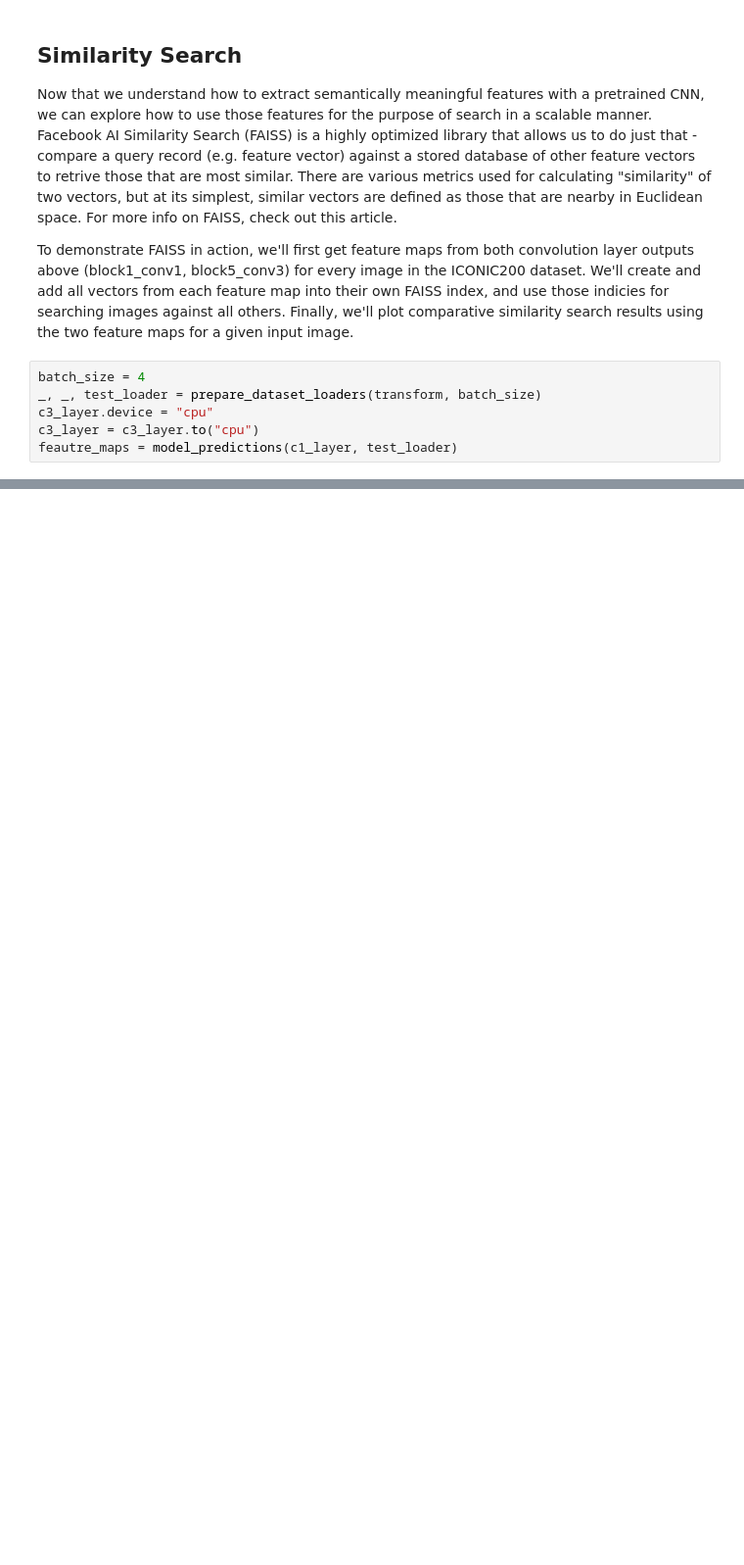
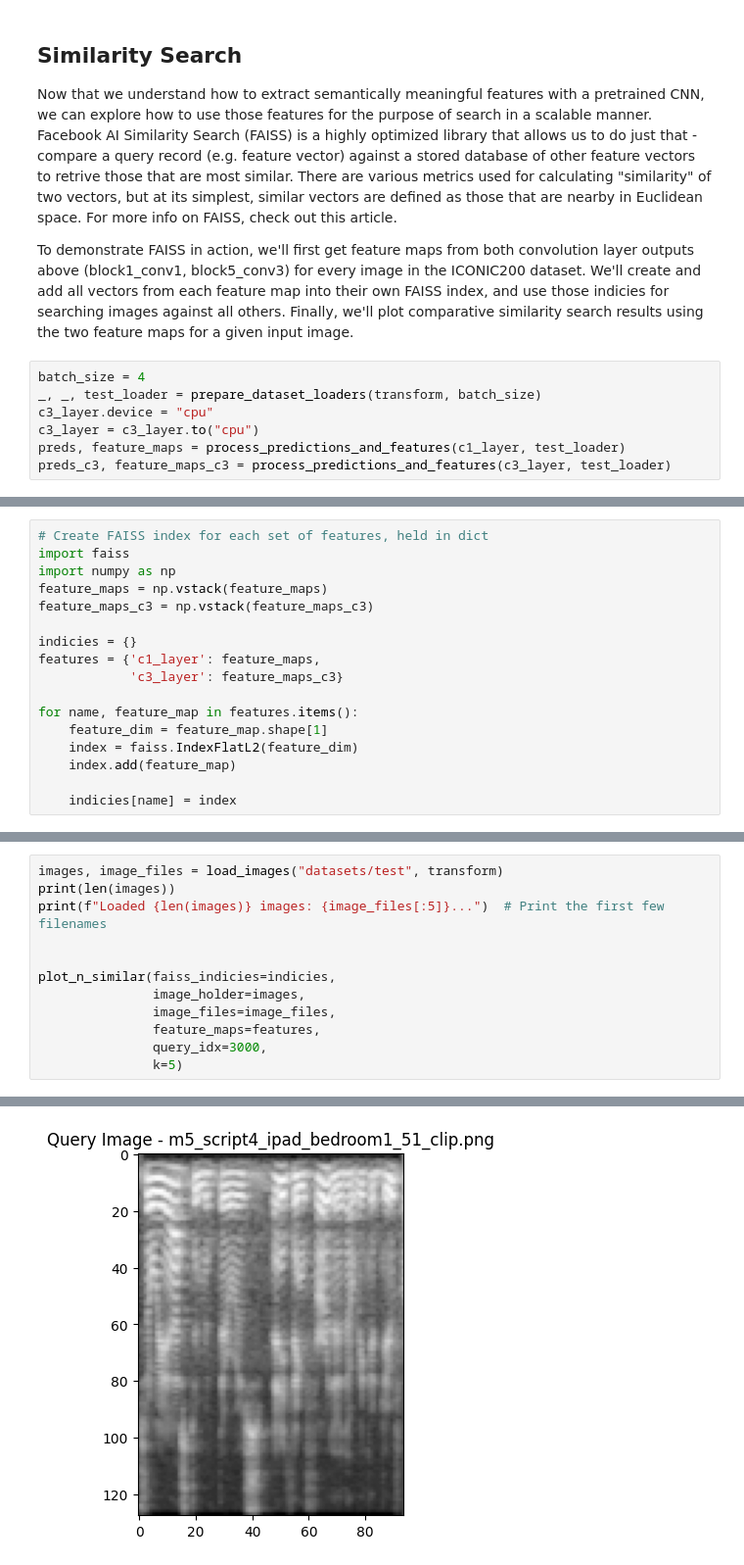
Before and after one commit to Willu12/iml, a Jupyter notebook: notebooks/CNN_visual_interpretation.ipynb, the cells around one changed output, grey strips where cells are left out. Shown at 98% size. Saved outputs shown, nothing was run; the diff lists cells and outputs as text; blank space fills up the shorter version.

```diff
--- a/notebooks/CNN_visual_interpretation.ipynb
+++ b/notebooks/CNN_visual_interpretation.ipynb
@@ -105,4 +106,5 @@ batch_size = 4
 _, _, test_loader = prepare_dataset_loaders(transform, batch_size)
 c3_layer.device = "cpu"
 c3_layer = c3_layer.to("cpu")
-feautre_maps = model_predictions(c1_layer, test_loader)
+preds, feature_maps = process_predictions_and_features(c1_layer, test_loader)
+preds_c3, feature_maps_c3 = process_predictions_and_features(c3_layer, test_loader)
@@ -110,0 +111,17 @@ OutOfMemoryError: CUDA out of memory. Tried to allocate 20.00 MiB. GPU 0 has a t
+# %%
+# Create FAISS index for each set of features, held in dict
+import faiss
+import numpy as np
+feature_maps = np.vstack(feature_maps)
+feature_maps_c3 = np.vstack(feature_maps_c3)
+
+indicies = {}
+features = {'c1_layer': feature_maps,
+            'c3_layer': feature_maps_c3}
+
+for name, feature_map in features.items():
+    feature_dim = feature_map.shape[1]
+    index = faiss.IndexFlatL2(feature_dim)
+    index.add(feature_map)
+
+    indicies[name] = index
@@ -110,0 +178,13 @@ OutOfMemoryError: CUDA out of memory. Tried to allocate 20.00 MiB. GPU 0 has a t
+# %%
+images, image_files = load_images("datasets/test", transform)
+print(len(images))
+print(f"Loaded {len(images)} images: {image_files[:5]}...")  # Print the first few filenames
+
+
+plot_n_similar(faiss_indicies=indicies,
+               image_holder=images,
+               image_files=image_files,
+               feature_maps=features,
+               query_idx=3000,
+               k=5)
+# %% [output]
@@ -110,0 +193 @@ OutOfMemoryError: CUDA out of memory. Tried to allocate 20.00 MiB. GPU 0 has a t
+[figure, added]
```
Also changed, not shown: parts of 8 cells of this notebook, 2 other files.
